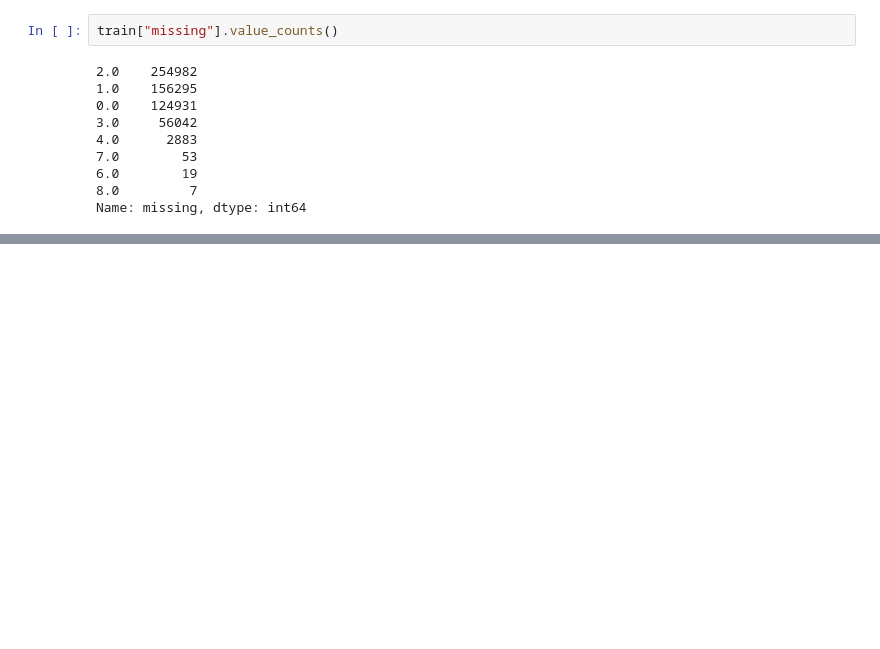
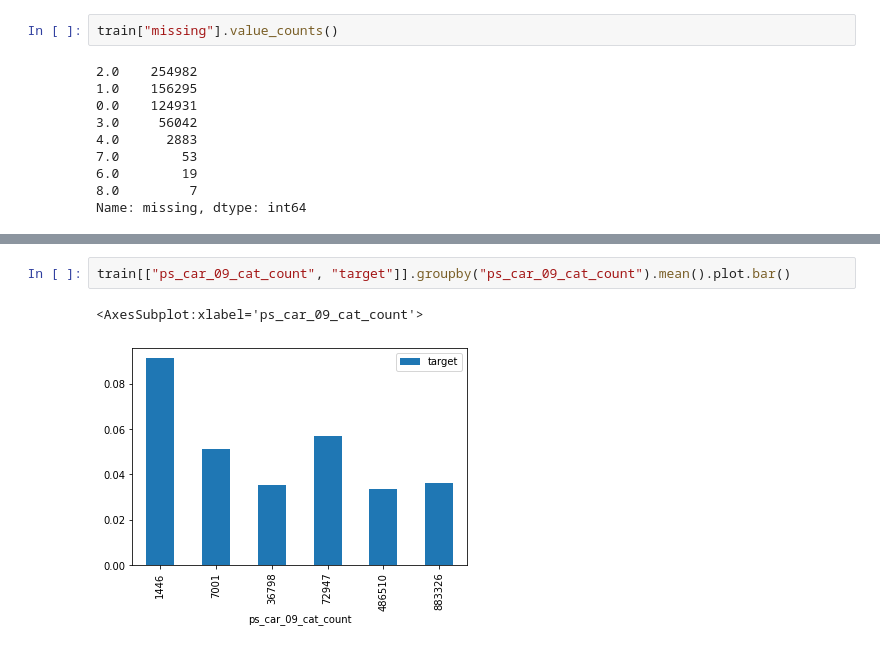
Before and after one commit to PhamVietXuan/kaggle-porto-seguro, a Jupyter notebook: gbm.ipynb, the cells around one changed output, grey strips where cells are left out. Drawn from its saved outputs; the diff is of its cells as text; blank space fills up the shorter version.

```diff
--- a/gbm.ipynb
+++ b/gbm.ipynb
@@ -131,0 +302,5 @@ train[["missing", "target"]].corr()
+# %%
+train[["ps_car_09_cat_count", "target"]].groupby("ps_car_09_cat_count").mean().plot.bar()
+# %% [output]
+<AxesSubplot:xlabel='ps_car_09_cat_count'>
+[figure, added]
```
Also changed, not shown: parts of 39 cells of this notebook.
